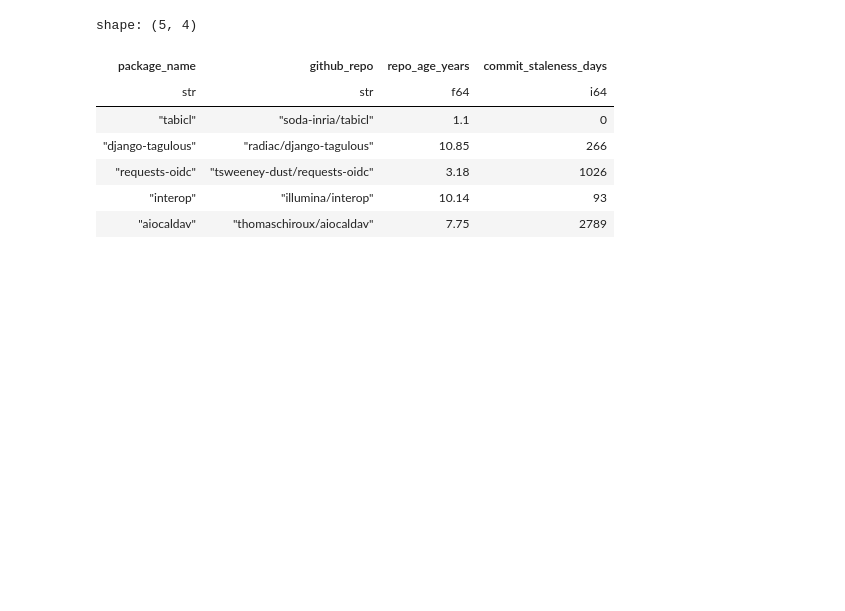
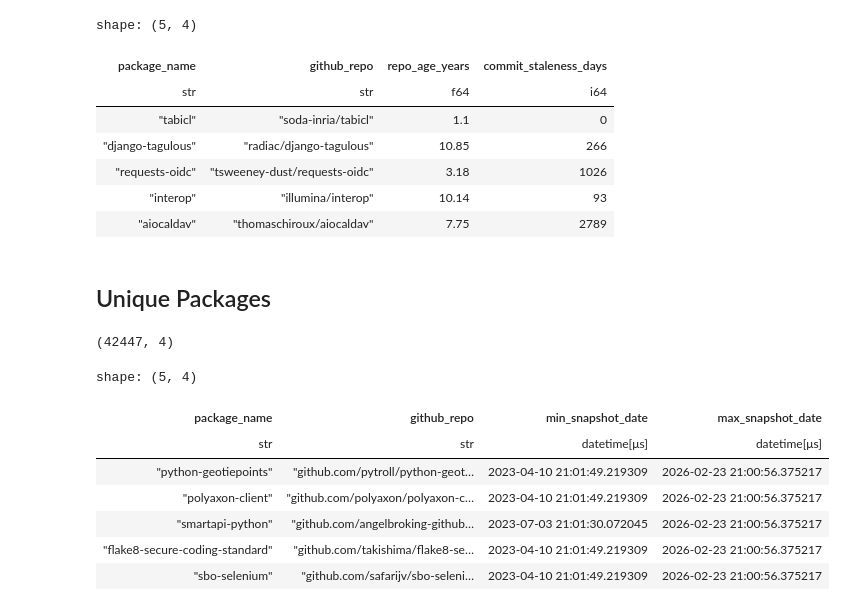
Before and after one commit to shcherbin/mads-siads-699-winter-2026-capstone, a Jupyter notebook: notebooks/EDA/harjason_data_src_eval.ipynb, the cells around one changed output. Saved outputs shown, nothing was run; the diff lists cells and outputs as text; code cells hidden in the pictures; blank space fills up the shorter version.

Commit message:
updated data src eval notebook to check unique_packages data after refactor

```diff
--- a/notebooks/EDA/harjason_data_src_eval.ipynb
+++ b/notebooks/EDA/harjason_data_src_eval.ipynb
@@ -338,3 +338,23 @@ shape: (5, 4)
 | "requests-oidc" | "tsweeney-dust/requests-oidc" | 3.18 | 1026 |
 | "interop" | "illumina/interop" | 10.14 | 93 |
 | "aiocaldav" | "thomaschiroux/aiocaldav" | 7.75 | 2789 |
+# %% [markdown]
+## Unique Packages
+# %%
+# load Unique_packages.parquet
+unique_packages = pl.read_parquet(settings.unique_packages_path)
+# %%
+unique_packages.shape
+# %% [output]
+(42447, 4)
+# %%
+unique_packages.head()
+# %% [output]
+shape: (5, 4)
+| package_name | github_repo | min_snapshot_date | max_snapshot_date |
+| str | str | datetime[μs] | datetime[μs] |
+| "python-geotiepoints" | "github.com/pytroll/python-geot… | 2023-04-10 21:01:49.219309 | 2026-02-23 21:00:56.375217 |
+| "polyaxon-client" | "github.com/polyaxon/polyaxon-c… | 2023-04-10 21:01:49.219309 | 2026-02-23 21:00:56.375217 |
+| "smartapi-python" | "github.com/angelbroking-github… | 2023-07-03 21:01:30.072045 | 2026-02-23 21:00:56.375217 |
+| "flake8-secure-coding-standard" | "github.com/takishima/flake8-se… | 2023-04-10 21:01:49.219309 | 2026-02-23 21:00:56.375217 |
+| "sbo-selenium" | "github.com/safarijv/sbo-seleni… | 2023-04-10 21:01:49.219309 | 2026-02-23 21:00:56.375217 |
```
